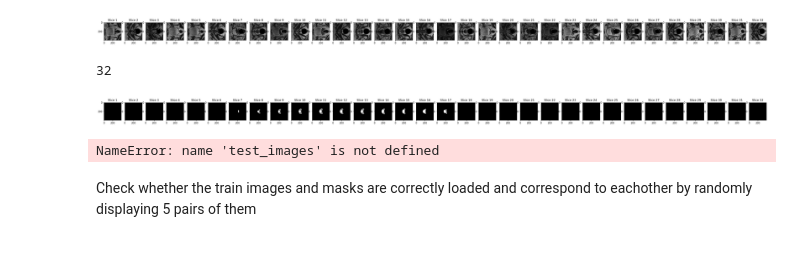
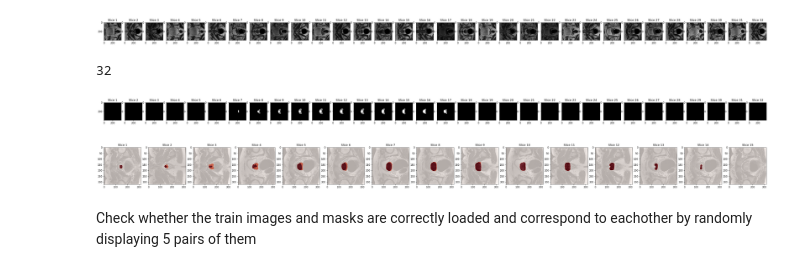
Before and after one commit to ipencnensp/mri_prostate_segmentation, a Jupyter notebook: data/carrega_dados.ipynb, the cells around one changed output. Saved outputs shown, nothing was run; the diff lists cells and outputs as text; code cells hidden in the pictures.

```diff
--- a/data/carrega_dados.ipynb
+++ b/data/carrega_dados.ipynb
@@ -67,3 +69,9 @@ train_masks = load_masks(train_masks_folder)
+# %%
+# reading the .npy file
+#os.path.join(train_images_folder,"images.npy")
+
+train_images = np.load(os.path.join(train_images_folder,"images.npy"),  allow_pickle= True)
+train_masks = np.load(os.path.join(train_masks_folder,"masks.npy"),  allow_pickle= True)
 # %% [markdown]
 ## Visualizando algumas imagens
 # %%
@@ -96,22 +104,22 @@ plt.show()
 # %%
 # Showing Images and Masks
 
 def display_image_with_mask(image, mask, alpha=0.7):
     num_slices = image.shape[2]
     fig, axes = plt.subplots(1, num_slices, figsize=(50, 50))
 
     for i in range(num_slices):
 
         axes[i].imshow(image[:, :, i], cmap='gray')
         axes[i].set_title(f'Slice {i + 1}')
 
         axes[i].imshow(mask[:, :, i], cmap='Reds', alpha=alpha)
 
     plt.show()
 
-display_image_with_mask(test_images[0], test_masks[0])
+display_image_with_mask(train_images[0], train_masks[0])
 # %% [output]
-NameError: name 'test_images' is not defined
+[figure, added]
 # %% [markdown]
 Check whether the train images and masks are correctly loaded and correspond to eachother by randomly displaying 5 pairs of them
 # %%
```
Also changed, not shown: parts of 6 cells of this notebook.
